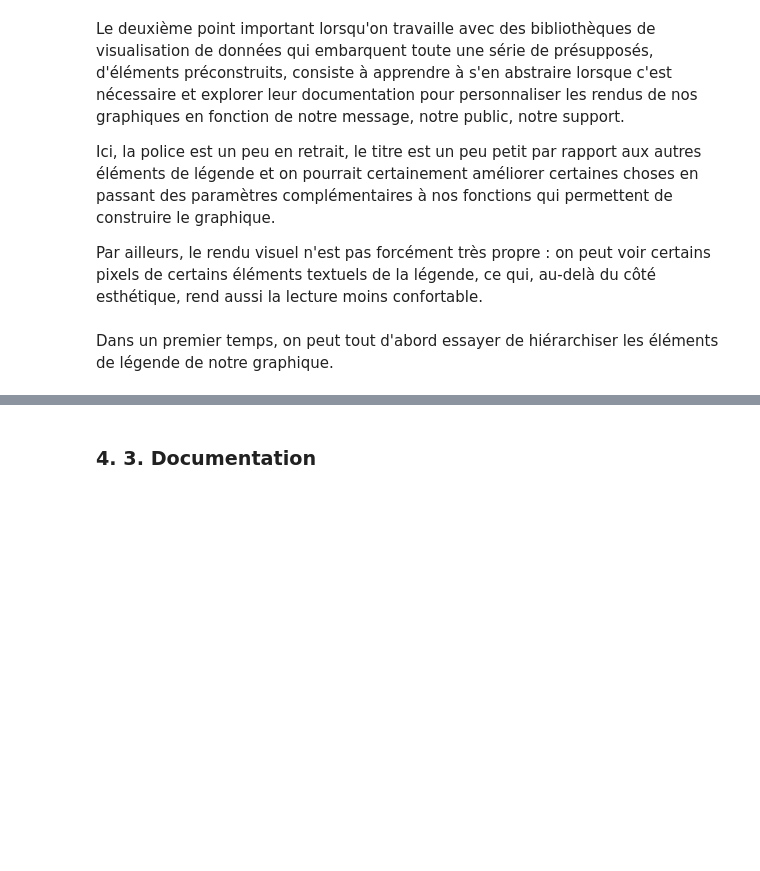
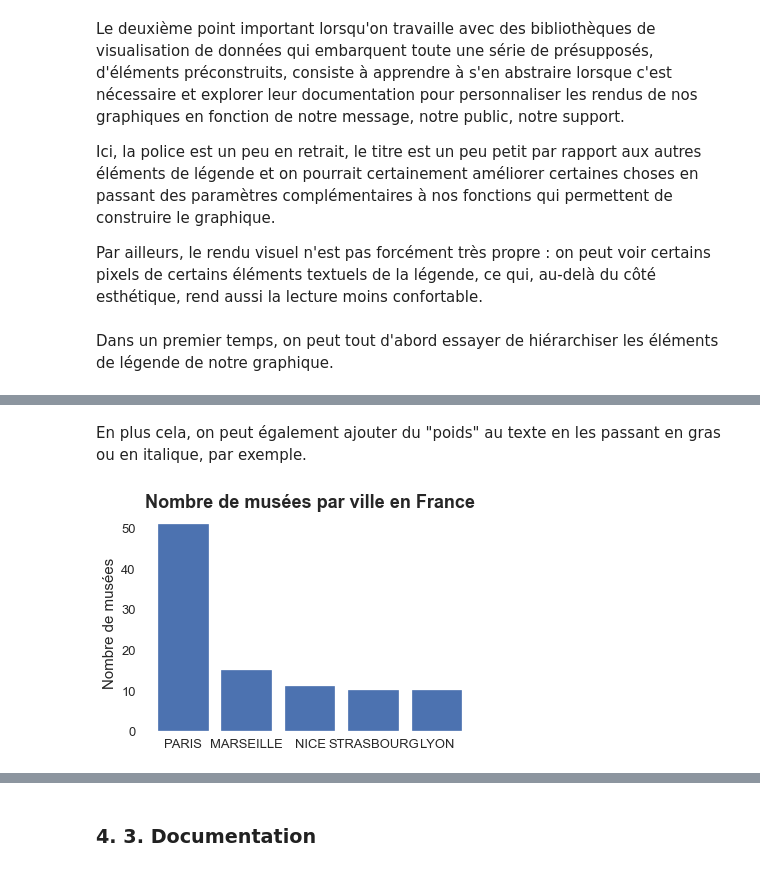
Before and after one commit to RomainMularczyk/cycle_dataviz_python, a Jupyter notebook: Presentation.ipynb, the cells around one changed output, grey strips where cells are left out. Cells and saved outputs as stored; diff of their text form; code cells hidden in the pictures; blank space fills up the shorter version.

```diff
--- a/Presentation.ipynb
+++ b/Presentation.ipynb
@@ -267,0 +270,14 @@ ax.set_title("Nombre de musées par ville en France", fontsize=15);
+# %% [markdown]
+En plus cela, on peut également ajouter du "poids" au texte en les passant en gras ou en italique, par exemple.
+# %%
+fig, ax = plt.subplots()
+ax.bar(x=nom_musees_ville, height=nb_musees_ville)
+ax.grid()
+ax.set_facecolor("white")
+ax.tick_params(axis="x", labelsize=13)
+ax.tick_params(axis="y", labelsize=13)
+ax.set_ylabel("Nombre de musées", fontsize=15)
+ax.set_title("Nombre de musées par ville en France", fontsize=18, fontweight="bold");
+# Même chose pour le titre du graphique
+# %% [output]
+[figure, added]
```
Also changed, not shown: parts of 19 cells of this notebook.
